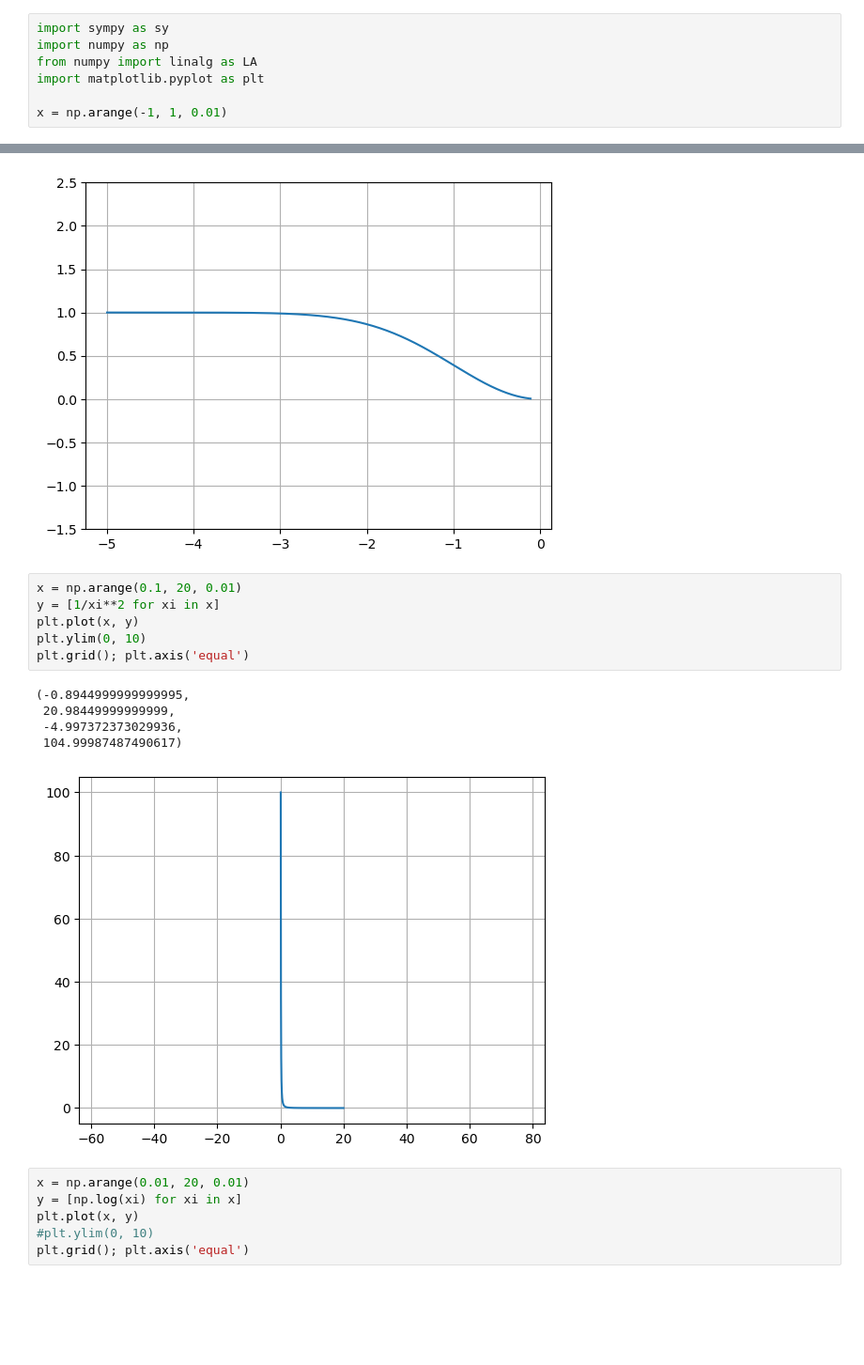
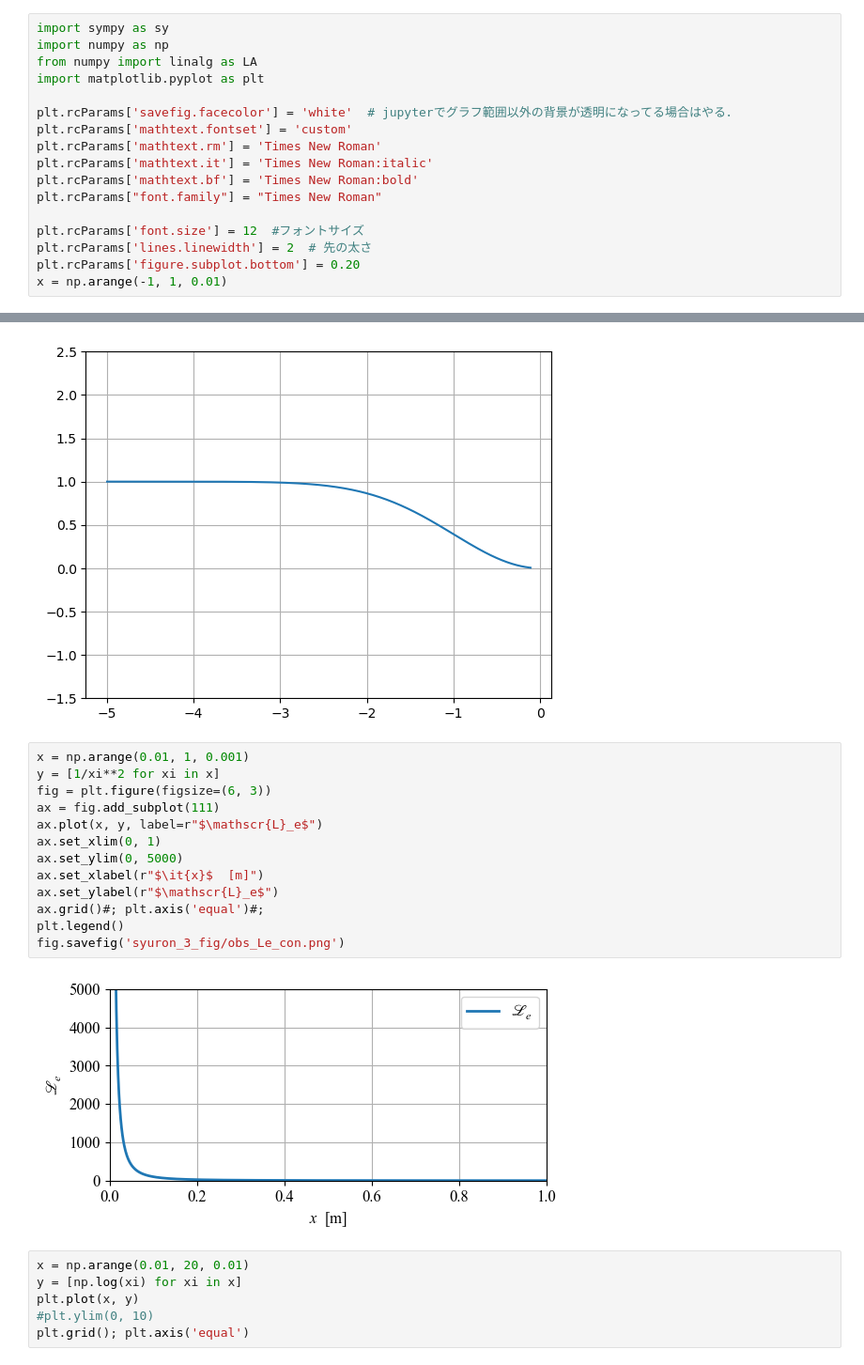
Before and after one commit to YoshimitsuMatsutaIe/rmp-py, a Jupyter notebook: misc/func_visualization.ipynb, the cells around one changed output, grey strips where cells are left out. Shown at 94% size. Cells and saved outputs as stored; diff of their text form; blank space fills up the shorter version.

```diff
--- a/misc/func_visualization.ipynb
+++ b/misc/func_visualization.ipynb
@@ -4,6 +4,16 @@ import numpy as np
 from numpy import linalg as LA
 import matplotlib.pyplot as plt
 
+plt.rcParams['savefig.facecolor'] = 'white'  # jupyterでグラフ範囲以外の背景が透明になってる場合はやる．
+plt.rcParams['mathtext.fontset'] = 'custom'
+plt.rcParams['mathtext.rm'] = 'Times New Roman'
+plt.rcParams['mathtext.it'] = 'Times New Roman:italic'
+plt.rcParams['mathtext.bf'] = 'Times New Roman:bold'
+plt.rcParams["font.family"] = "Times New Roman"
+
+plt.rcParams['font.size'] = 12  #フォントサイズ
+plt.rcParams['lines.linewidth'] = 2  # 先の太さ
+plt.rcParams['figure.subplot.bottom'] = 0.20
 x = np.arange(-1, 1, 0.01)
 # %%
 def sgn(x_dot):
@@ -93,17 +103,20 @@ plt.axis('equal')
  1.0496945002340805)
 [figure]
 # %%
-x = np.arange(0.1, 20, 0.01)
+x = np.arange(0.01, 1, 0.001)
 y = [1/xi**2 for xi in x]
-plt.plot(x, y)
-plt.ylim(0, 10)
-plt.grid(); plt.axis('equal')
+fig = plt.figure(figsize=(6, 3))
+ax = fig.add_subplot(111)
+ax.plot(x, y, label=r"$\mathscr{L}_e$")
+ax.set_xlim(0, 1)
+ax.set_ylim(0, 5000)
+ax.set_xlabel(r"$\it{x}$  [m]")
+ax.set_ylabel(r"$\mathscr{L}_e$")
+ax.grid()#; plt.axis('equal')#;
+plt.legend()
+fig.savefig('syuron_3_fig/obs_Le_con.png')
 # %% [output]
-(-0.8944999999999995,
- 20.98449999999999,
- -4.997372373029936,
- 104.99987487490617)
-[figure, old version]
+[figure, new version]
 # %%
 x = np.arange(0.01, 20, 0.01)
 y = [np.log(xi) for xi in x]
```
Also changed, not shown: parts of 5 cells of this notebook.
